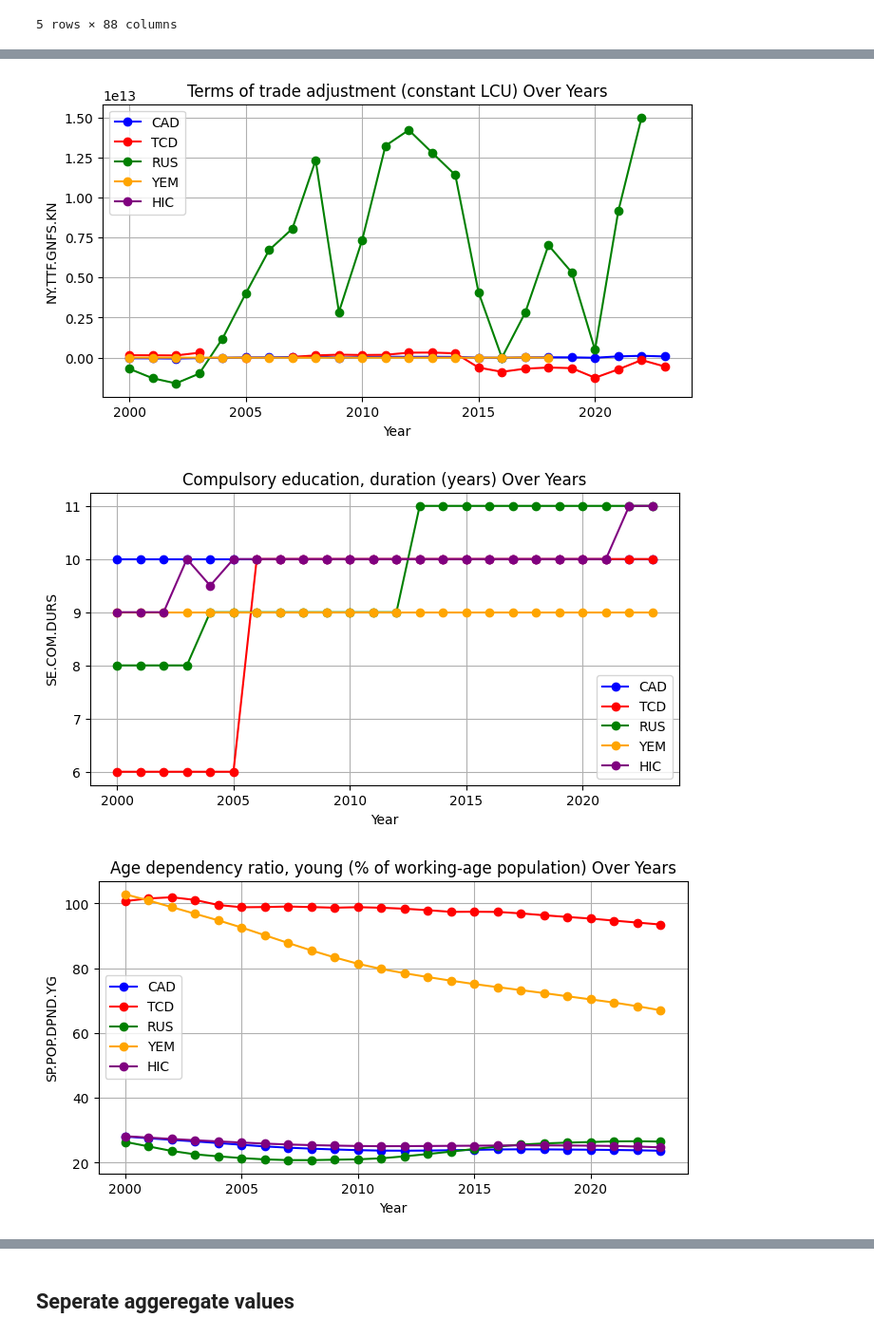
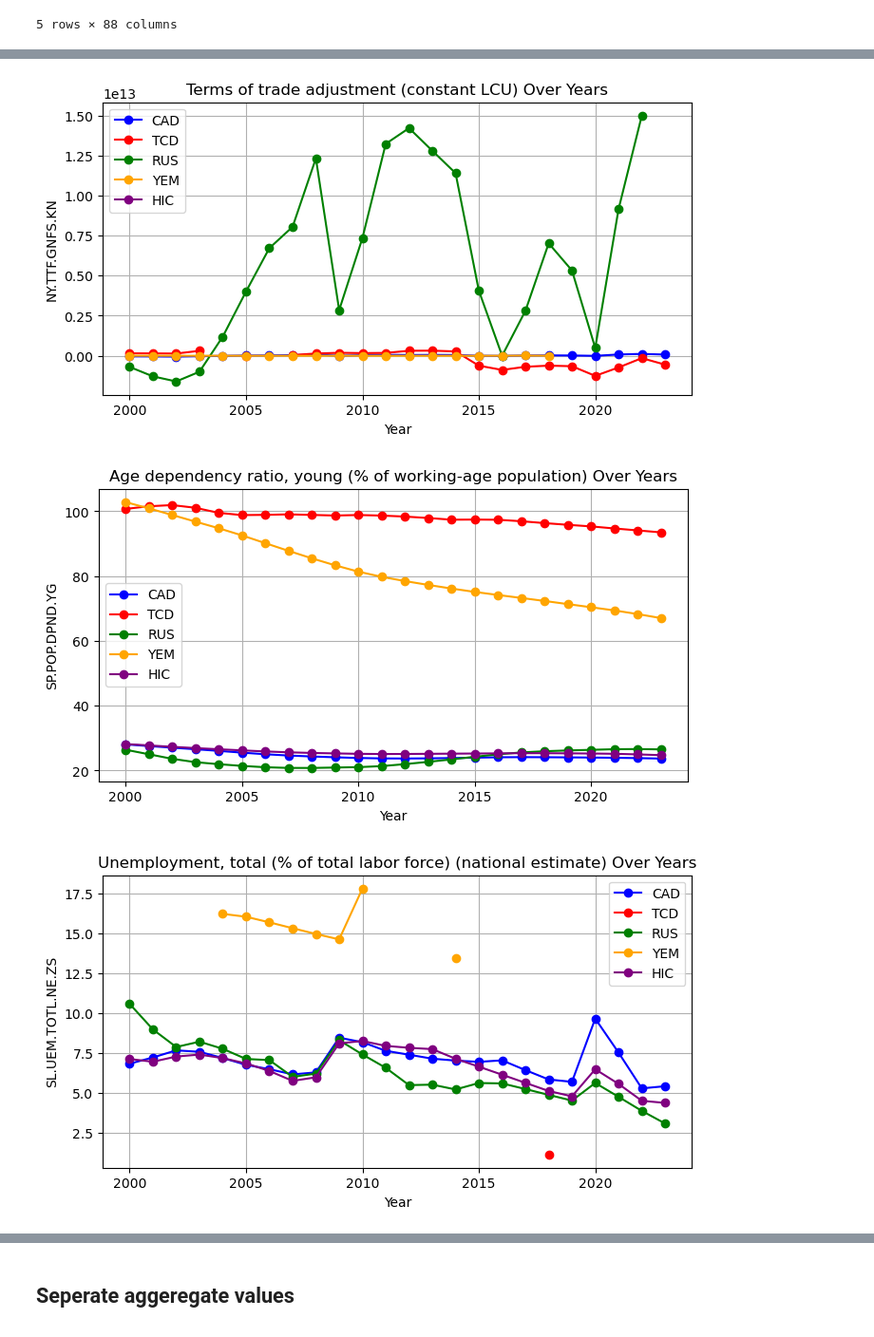
Before and after one commit to wlamonica/cxc-hackathon-2025, a Jupyter notebook: main.ipynb, the cells around one changed output, grey strips where cells are left out. Shown at 95% size. Saved outputs shown, nothing was run; the diff lists cells and outputs as text; code cells hidden in the pictures.

```diff
--- a/main.ipynb
+++ b/main.ipynb
@@ -58,17 +49,14 @@ hic_data = table.loc['HIC'].reset_index()
 yem_data = table.loc['YEM'].reset_index()
 # %%
 # lets plot some data from countries with different financial situation
-looking = ["CC.EST", "NY.TTF.GNFS.KN", "SE.COM.DURS", "SP.POP.DPND.YG", "SP.POP.DPND.OL", "SL.UEM.TOTL.NE.ZS"]
-for column in looking:
+
+for column in ["CC.EST", "NY.TTF.GNFS.KN", "SP.POP.DPND.YG", "SL.UEM.TOTL.NE.ZS"]:
     plt.figure(figsize=(8, 4))
     plt.plot(can_data['Year'], can_data[column], marker='o', linestyle='-', label='CAD', color='blue')
     plt.plot(chad_data['Year'], chad_data[column], marker='o', linestyle='-', label='TCD', color='red')
     plt.plot(chad_data['Year'], rus_data[column], marker='o', linestyle='-', label='RUS', color='green')
     plt.plot(chad_data['Year'], yem_data[column], marker='o', linestyle='-', label='YEM', color='orange')
     plt.plot(hic_data['Year'], hic_data[column], marker='o', linestyle='-', label='HIC', color='purple')
-
-
-    # Labels and title
     plt.xlabel("Year")
     plt.ylabel(column)
     plt.title(f"{indicator_map[column]} Over Years")
@@ -82,3 +70,3 @@ for column in looking:
-[figure, old version]
+[figure, new version]
-[figure, old version]
+[figure, new version]
-[figure, old version]
+[figure, new version]
```
Also changed, not shown: parts of 60 cells of this notebook.
